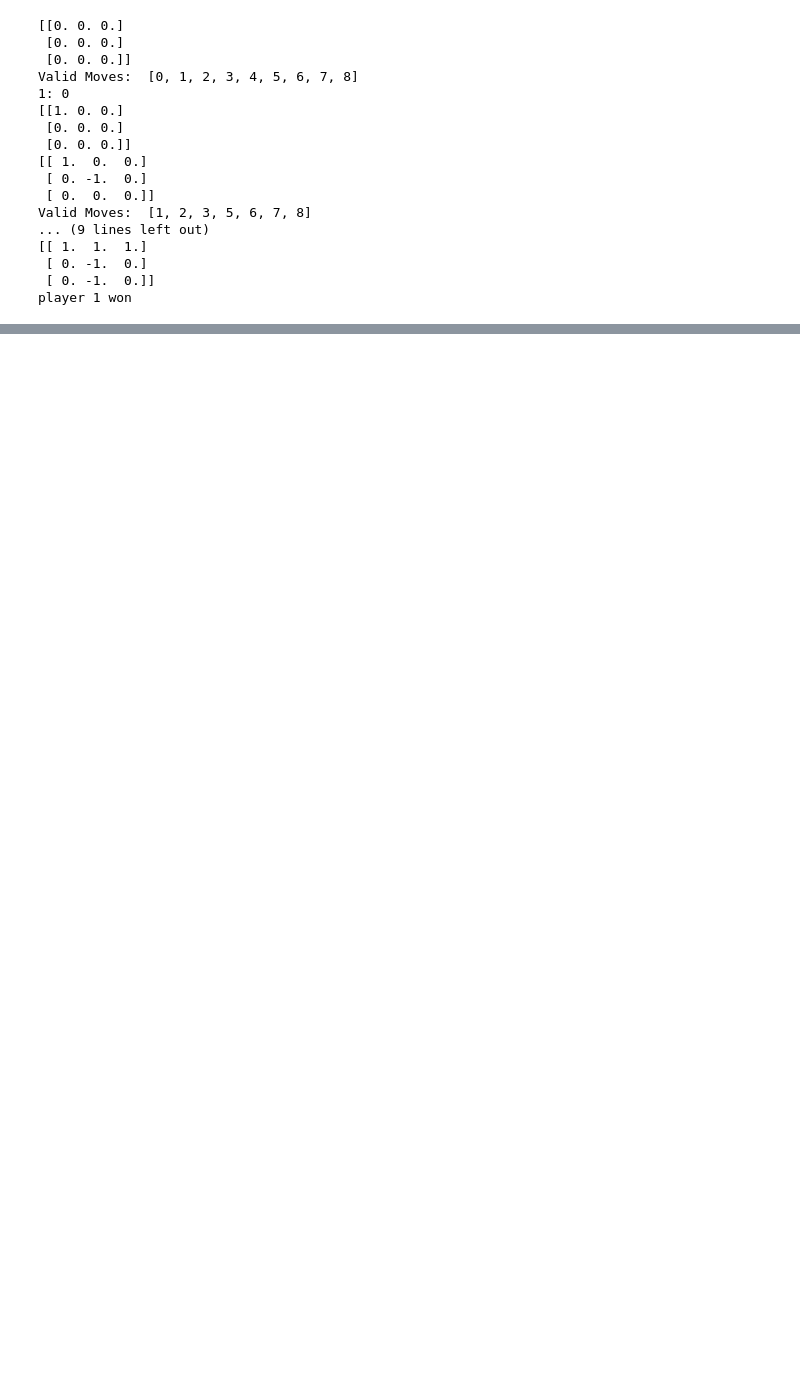
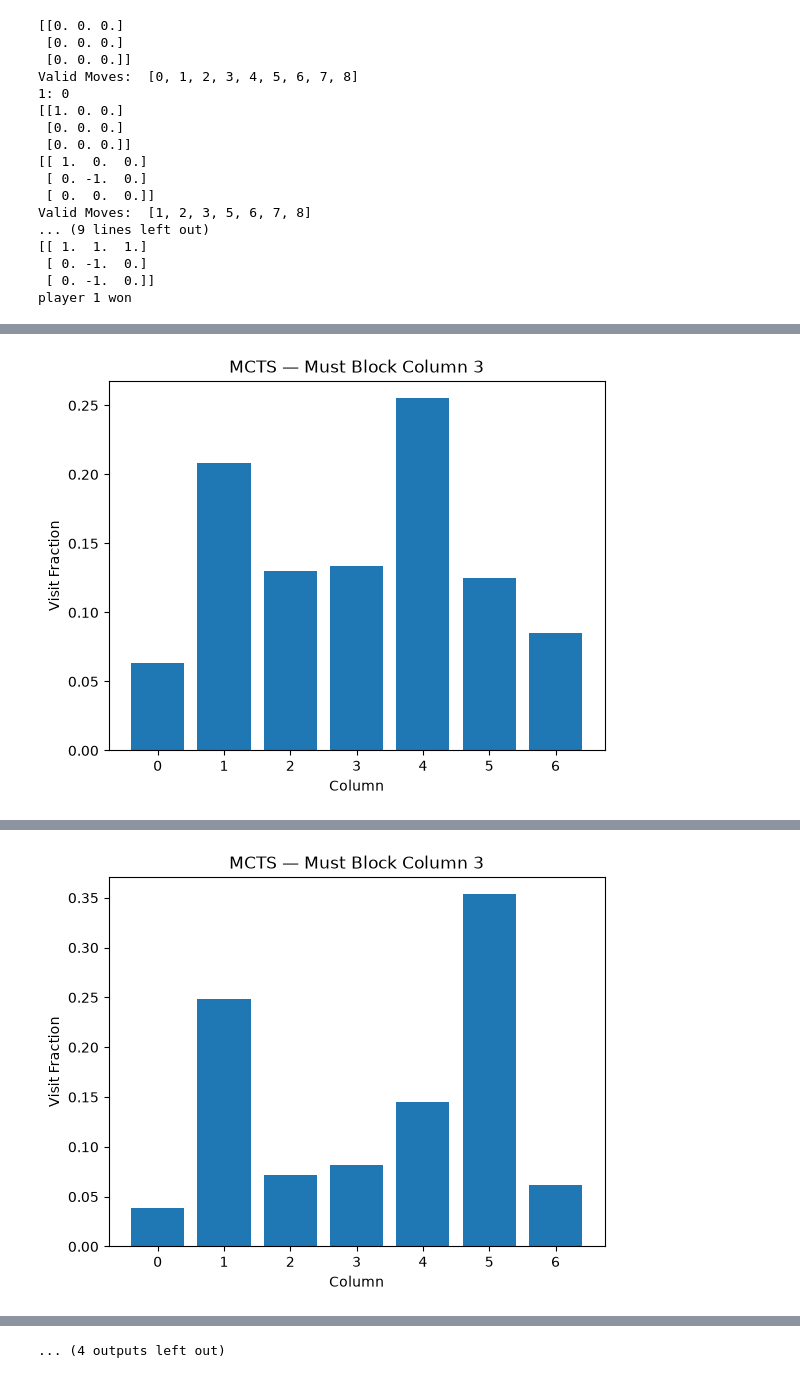
Before and after one commit to chengzansong/AlphaZero, a Jupyter notebook: AlphaZero.ipynb, the cells around one changed output, grey strips where cells are left out. Saved outputs shown, nothing was run; the diff lists cells and outputs as text; code cells hidden in the pictures; blank space fills up the shorter version.

```diff
--- a/AlphaZero.ipynb
+++ b/AlphaZero.ipynb
@@ -669,0 +1178,72 @@ alphaZero.learn()
+# %%
+for i in range(8):
+    model.load_state_dict(
+        torch.load(
+            f"model_{i}_ConnectFour.pt",
+            map_location=device
+        )
+    )
+    model.eval()
+
+    # evaluate empty board policy here
+    state = game.get_initial_state()
+
+
+    # It is +1's turn.
+    #
+    # Bottom row:
+    #
+    # O O O . X X .
+    # 0 1 2 3 4 5 6
+    #
+    # We MUST play column 3.
+    # Otherwise -1 wins immediately next turn.
+
+    player = 1
+    neutral_state = game.change_perspective(state, player)
+
+    print("Board:")
+    print(state)
+    print("Required blocking move: column 3")
+
+    # ---------- Raw neural network ----------
+
+    encoded_state = game.get_encoded_state(neutral_state)
+
+    tensor_state = torch.tensor(
+        encoded_state,
+        dtype=torch.float32,
+        device=device
+    ).unsqueeze(0)
+
+    with torch.no_grad():
+        policy_logits, value = model(tensor_state)
+
+    nn_policy = torch.softmax(
+        policy_logits,
+        dim=1
+    ).squeeze(0).cpu().numpy()
+
+    print("\nRaw neural network:")
+    print("Value:", value.item())
+    print("Policy:", nn_policy)
+    print("NN preferred move:", np.argmax(nn_policy))
+
+
+    # ---------- MCTS ----------
+
+    mcts = AlphaMCTS(game, args, model)
+
+    mcts_policy = mcts.search(neutral_state)
+
+    print("\nMCTS:")
+    print("Policy:", mcts_policy)
+    print("MCTS preferred move:", np.argmax(mcts_policy))
+
+
+    plt.bar(range(game.action_size), mcts_policy)
+    plt.xlabel("Column")
+    plt.ylabel("Visit Fraction")
+    plt.title("MCTS — Must Block Column 3")
+    plt.show()
+# %% [output]
@@ -669,0 +1269 @@ alphaZero.learn()
+[figure, added]
@@ -669,0 +1289 @@ alphaZero.learn()
+[figure, added]
@@ -669,0 +1370 @@ alphaZero.learn()
+... (4 outputs left out)
```
Also changed, not shown: parts of 19 cells of this notebook.
